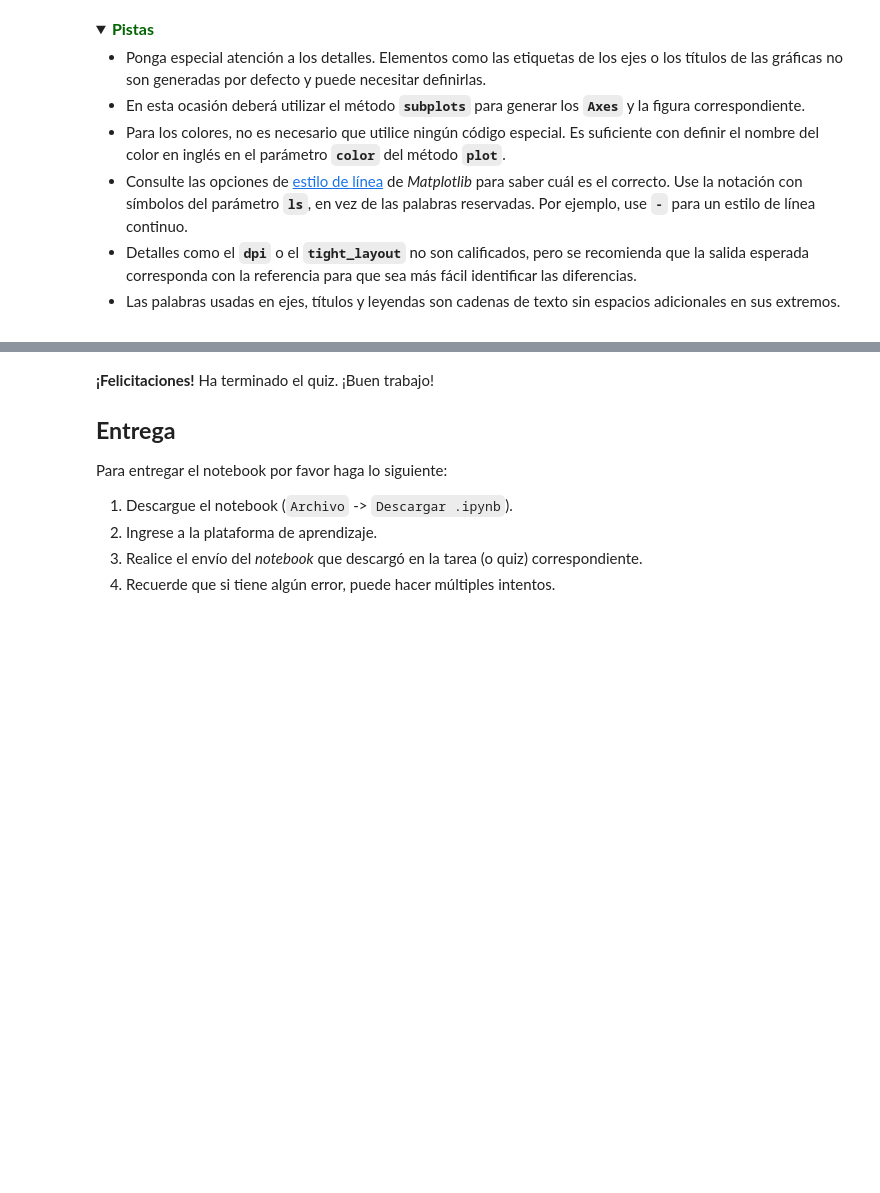
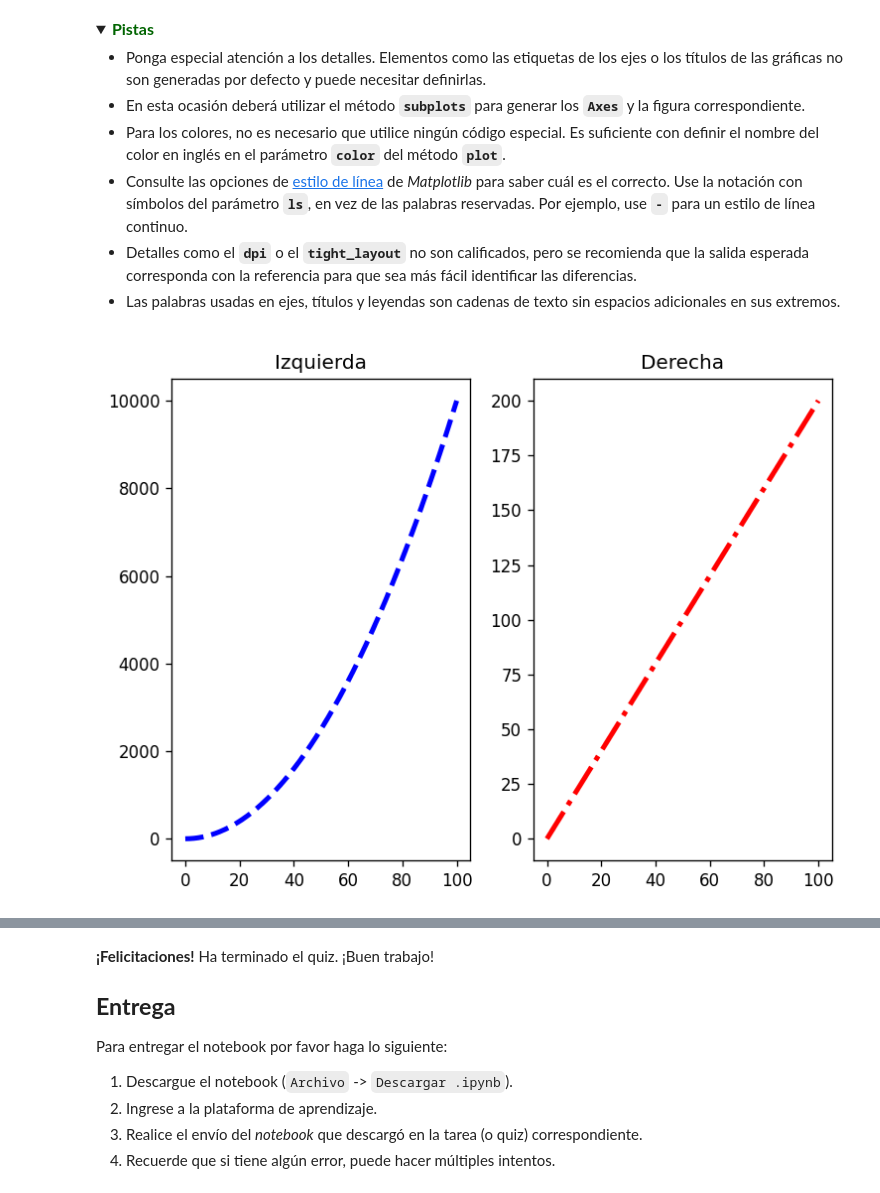
Before and after one commit to danielamejiacastro/MLDS--Course, a Jupyter notebook: Quiz_7_Matplotlib.ipynb, the cells around one changed output, grey strips where cells are left out. Cells and saved outputs as stored; diff of their text form; code cells hidden in the pictures; folded sections open; blank space fills up the shorter version.

```diff
--- a/Quiz_7_Matplotlib.ipynb
+++ b/Quiz_7_Matplotlib.ipynb
@@ -129,17 +152,24 @@ En esta ocasión, cada uno de los objetos **`Axes`** estarán uno al lado del ot
 # %%
 #VARIABLES CALIFICADAS: ax2_izq, ax2_der
 
 fig2, (ax2_izq, ax2_der) = plt.subplots(tight_layout=True,
                                         dpi = 120,
                                         nrows=1,
                                         ncols=2)
 ### ESCRIBA SU CÓDIGO AQUÍ ### (~ 4 líneas de código)
 
+ax2_izq.plot(x, y, color='blue', linewidth=3, linestyle='--')
+ax2_izq.set_title('Izquierda')
+
+ax2_der.plot(x, z, color='red', linewidth=3, linestyle='-.')
+ax2_der.set_title('Derecha')
 
 
 
 ### FIN DEL CÓDIGO ###
 fig2.show()
+# %% [output]
+[figure, added]
 # %% [markdown]
 **Salida esperada:**
 
```
Also changed, not shown: parts of 3 cells of this notebook.
